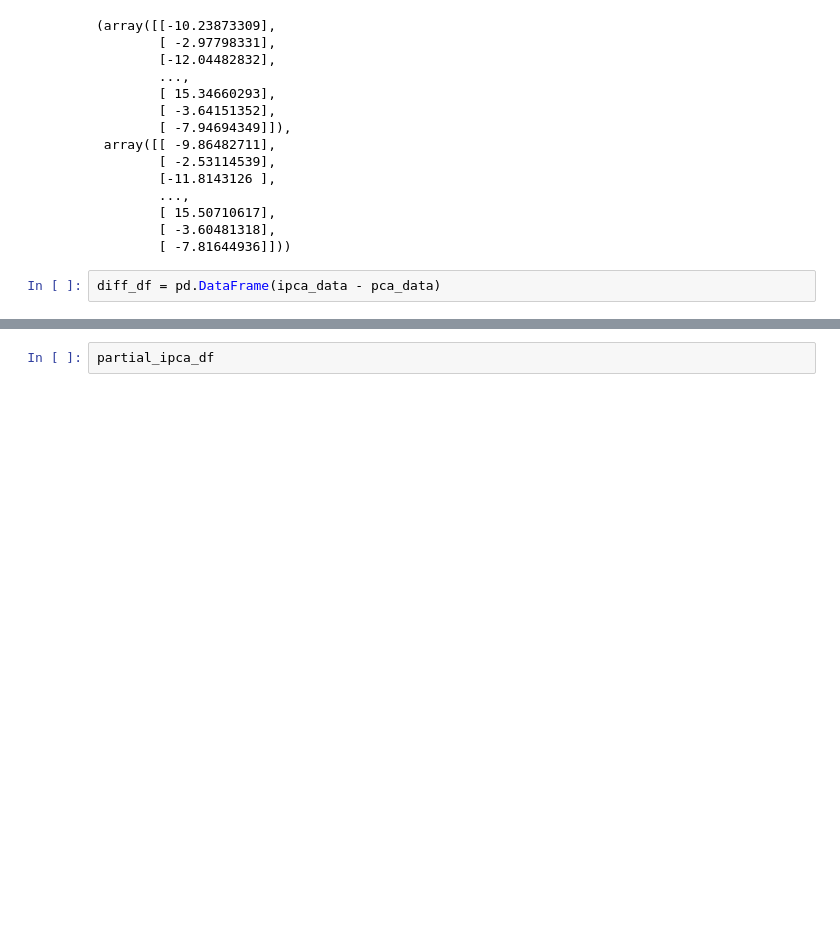
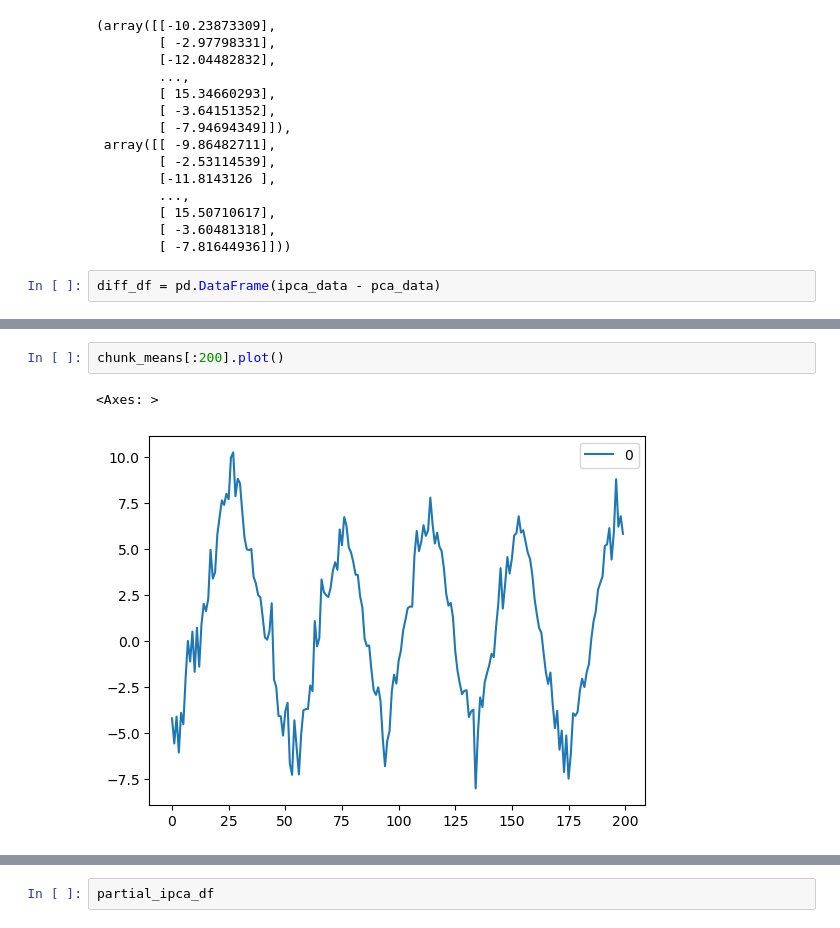
Before and after one commit to riderman10000/action_count_in_events3, a Jupyter notebook: all_code/time_series/test_ipca.ipynb, the cells around one changed output, grey strips where cells are left out. Cells and saved outputs as stored; diff of their text form; blank space fills up the shorter version.

```diff
--- a/all_code/time_series/test_ipca.ipynb
+++ b/all_code/time_series/test_ipca.ipynb
@@ -104,0 +128,5 @@ ipca_df = pd.DataFrame(ipca_data)
+# %%
+chunk_means[:200].plot()
+# %% [output]
+<Axes: >
+[figure, added]
```
Also changed, not shown: parts of 26 cells of this notebook, 12 other files.
